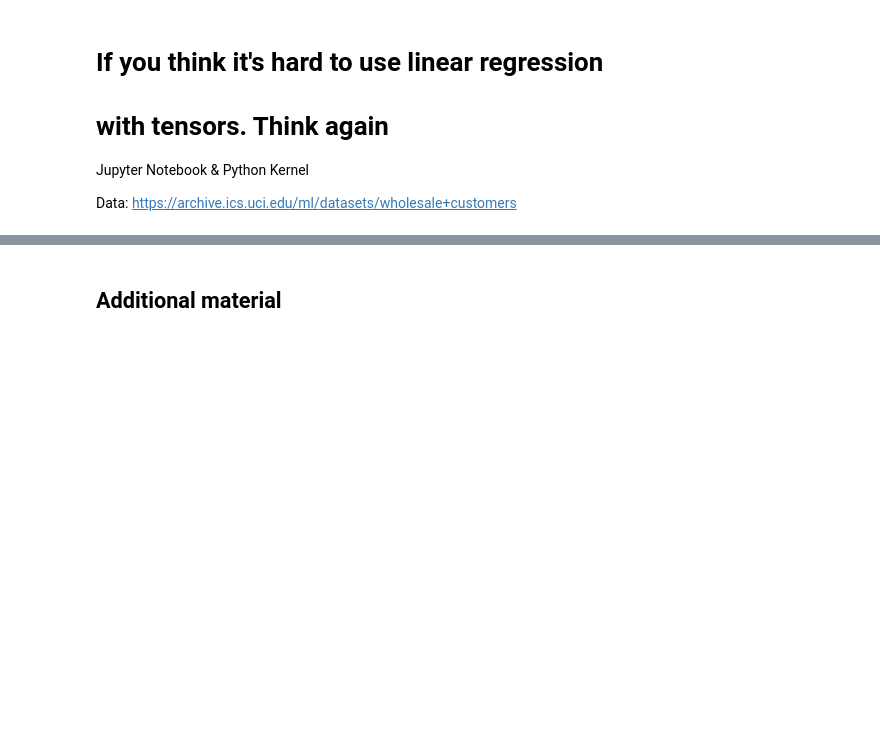
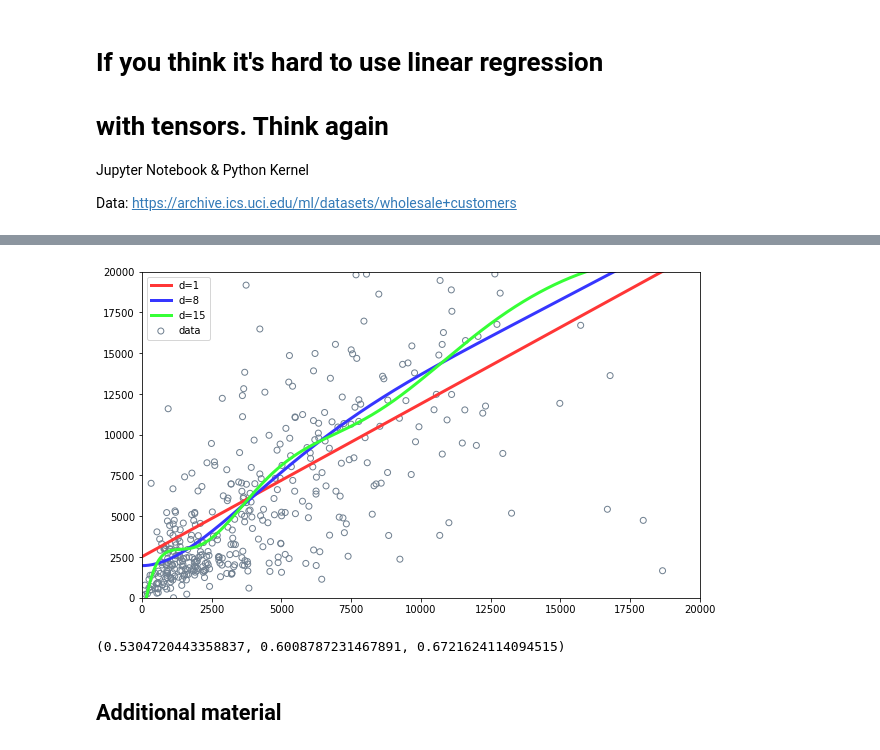
Before and after one commit to OlgaBelitskaya/instagram, a Jupyter notebook: instagram_python.ipynb, the cells around one changed output, grey strips where cells are left out. Cells and saved outputs as stored; diff of their text form; code cells hidden in the pictures; blank space fills up the shorter version.

```diff
--- a/instagram_python.ipynb
+++ b/instagram_python.ipynb
@@ -624,3 +630,24 @@ pylab.plot(X,Y,'o',label='data',color='#3636ff'); pylab.legend();
+# %%
+import pandas, scipy, pylab
+path = "../projects/nd009/Machine_Learning_Engineer_ND_P3/"
+data = pandas.read_csv(path+"customers.csv")
+X,Y=data['Milk'].values,data['Grocery'].values
+F1 = scipy.polyfit(X,Y,1); F1 = scipy.poly1d(F1)
+F8 = scipy.polyfit(X,Y,8); F8 = scipy.poly1d(F8)
+F15 = scipy.polyfit(X,Y,15); F15 = scipy.poly1d(F15)
+FX = scipy.linspace(0,20000,1000)
+pylab.figure(figsize=(10,6)); pylab.xlim(0,20000); pylab.ylim(0,20000)
+pylab.plot(FX,F1(FX),color='#ff3636',label="d=%i"%F1.order,lw=3)
+pylab.plot(FX,F8(FX),color='#3636ff',label="d=%i"%F8.order,lw=3)
+pylab.plot(FX,F15(FX),color='#36ff36',label="d=%i"%F15.order,lw=3)
+pylab.scatter(X,Y,label='data',facecolor='none',edgecolor='slategray'); pylab.legend();
+# %% [output]
+[figure, added]
+# %%
+from sklearn.metrics import r2_score
+r2_score(Y,F1(X)),r2_score(Y,F8(X)),r2_score(Y,F15(X))
+# %% [output]
+(0.5304720443358837, 0.6008787231467891, 0.6721624114094515)
 # %% [markdown]
 ## Additional material
 # %%
```
Also changed, not shown: parts of 3 cells of this notebook.
